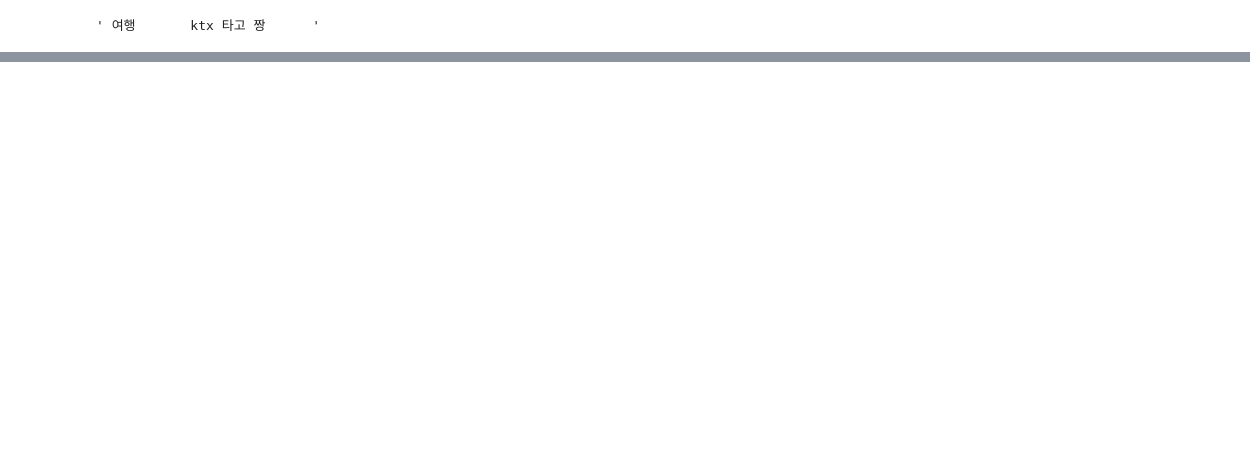
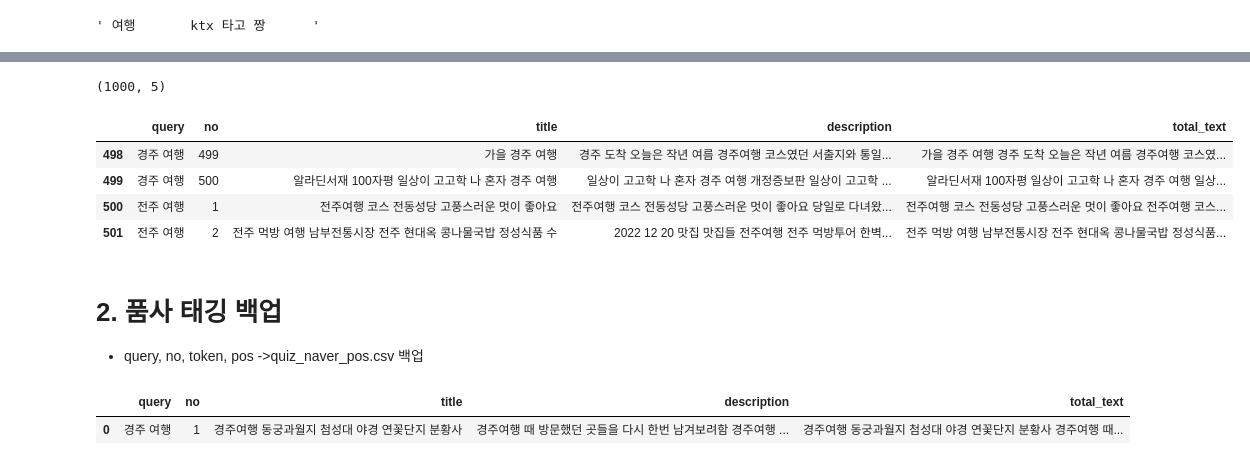
Before and after one commit to zardness/Sang, a Jupyter notebook: source/06_자연어처리/ch2_Quiz_경주여행과 전주여행비교.ipynb, the cells around one changed output, grey strips where cells are left out. Cells and saved outputs as stored; diff of their text form; code cells hidden in the pictures; blank space fills up the shorter version.

```diff
--- a/source/06_자연어처리/ch2_Quiz_경주여행과 전주여행비교.ipynb
+++ b/source/06_자연어처리/ch2_Quiz_경주여행과 전주여행비교.ipynb
@@ -145,4 +187,10 @@ def get_search_item_return(query, start):
 # %%
+import time
+queries = ['경주 여행', '전주 여행']
+max_start = 5
+result_total = []
 for query in queries:
     for start in range(1, max_start+1):
-        get_search_item_return(query, start)
+        print(f'{query}읽어오는중...{start}/{max_start}')
+        result_total.extend(get_search_item_return(query, start))
+        time.sleep(0.5)
@@ -148,0 +208,12 @@ for query in queries:
+# %%
+import pandas as pd
+df = pd.DataFrame(result_total)
+print(df.shape)
+df.loc[498:501]
+# %% [output]
+(1000, 5)
+|  | query | no | title | description | total_text |
+| 498 | 경주 여행 | 499 | 가을 경주 여행 | 경주 도착 오늘은 작년 여름 경주여행 코스였던 서출지와 통일... | 가을 경주 여행 경주 도착 오늘은 작년 여름 경주여행 코스였... |
+| 499 | 경주 여행 | 500 | 알라딘서재 100자평 일상이 고고학 나 혼자 경주 여행 | 일상이 고고학 나 혼자 경주 여행 개정증보판 일상이 고고학 ... | 알라딘서재 100자평 일상이 고고학 나 혼자 경주 여행 일상... |
+| 500 | 전주 여행 | 1 | 전주여행 코스 전동성당 고풍스러운 멋이 좋아요 | 전주여행 코스 전동성당 고풍스러운 멋이 좋아요 당일로 다녀왔... | 전주여행 코스 전동성당 고풍스러운 멋이 좋아요 전주여행 코스... |
+| 501 | 전주 여행 | 2 | 전주 먹방 여행 남부전통시장 전주 현대옥 콩나물국밥 정성식품 수 | 2022 12 20 맛집 맛집들 전주여행 전주 먹방투어 한벽... | 전주 먹방 여행 남부전통시장 전주 현대옥 콩나물국밥 정성식품... |
@@ -148,0 +222,9 @@ for query in queries:
+# %% [markdown]
+# 2. 품사 태깅 백업
+- query, no, token, pos ->quiz_naver_pos.csv 백업
+# %%
+df = pd.read_csv('data/quiz_naver.csv',encoding='cp949')
+df.head(1)
+# %% [output]
+|  | query | no | title | description | total_text |
+| 0 | 경주 여행 | 1 | 경주여행 동궁과월지 첨성대 야경 연꽃단지 분황사 | 경주여행 때 방문했던 곳들을 다시 한번 남겨보려함 경주여행 ... | 경주여행 동궁과월지 첨성대 야경 연꽃단지 분황사 경주여행 때... |
```
Also changed, not shown: parts of 49 cells of this notebook, 9 other files.
